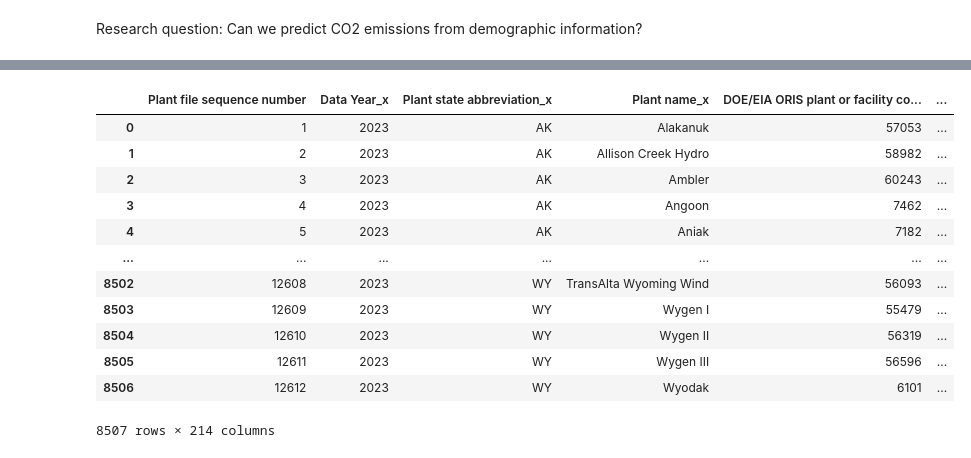
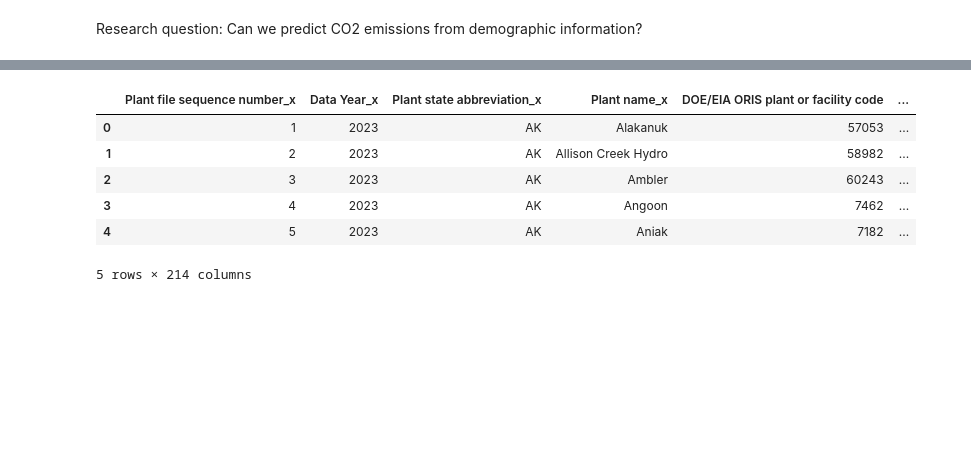
Before and after one commit to reilyfairchild/Data102_Final_Project, a Jupyter notebook: dataset_3_EDA.ipynb, the cells around one changed output, grey strips where cells are left out. Cells and saved outputs as stored; diff of their text form; code cells hidden in the pictures; blank space fills up the shorter version.

```diff
--- a/dataset_3_EDA.ipynb
+++ b/dataset_3_EDA.ipynb
@@ -93,20 +94,14 @@ plt.show()
 # %%
 egrid_plant = pd.read_csv("data/egrid2023_plant.csv")[1:]
 # %%
-egrid_joined = pd.merge(egrid_plant, egrid_demo, on= "Plant file sequence number")
-egrid_joined
+egrid_joined = pd.merge(egrid_plant, egrid_demo, on="DOE/EIA ORIS plant or facility code")
+egrid_joined.head()
 # %% [output]
-|  | Plant file sequence number | Data Year_x | Plant state abbreviation_x | Plant name_x | DOE/EIA ORIS plant or facility co... | ... |
+|  | Plant file sequence number_x | Data Year_x | Plant state abbreviation_x | Plant name_x | DOE/EIA ORIS plant or facility code | ... |
 | 0 | 1 | 2023 | AK | Alakanuk | 57053 | ... |
 | 1 | 2 | 2023 | AK | Allison Creek Hydro | 58982 | ... |
 | 2 | 3 | 2023 | AK | Ambler | 60243 | ... |
 | 3 | 4 | 2023 | AK | Angoon | 7462 | ... |
 | 4 | 5 | 2023 | AK | Aniak | 7182 | ... |
-| ... | ... | ... | ... | ... | ... | ... |
-| 8502 | 12608 | 2023 | WY | TransAlta Wyoming Wind | 56093 | ... |
-| 8503 | 12609 | 2023 | WY | Wygen I | 55479 | ... |
-| 8504 | 12610 | 2023 | WY | Wygen II | 56319 | ... |
-| 8505 | 12611 | 2023 | WY | Wygen III | 56596 | ... |
-| 8506 | 12612 | 2023 | WY | Wyodak | 6101 | ... |
-8507 rows × 214 columns
+5 rows × 214 columns
 # %%
```
Also changed, not shown: parts of 10 cells of this notebook.
